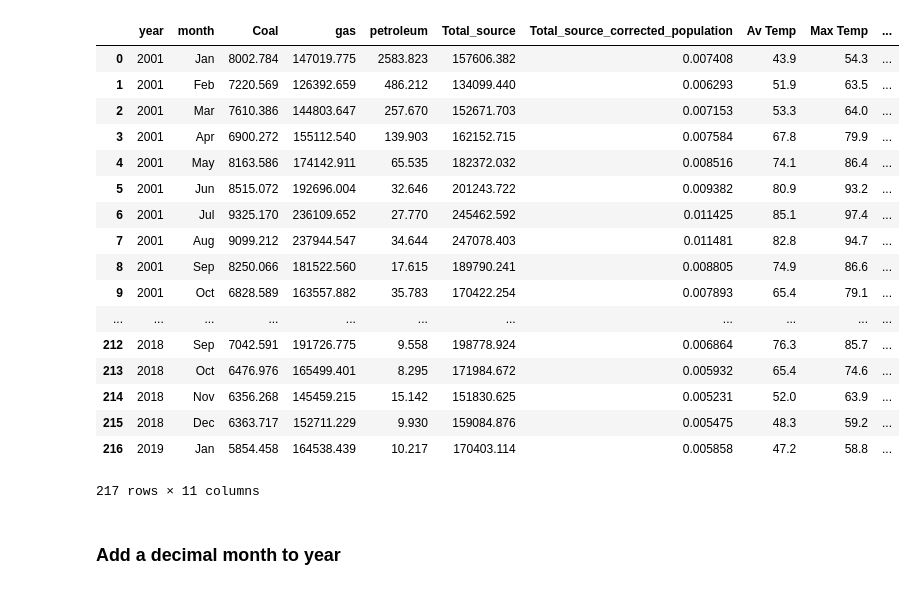
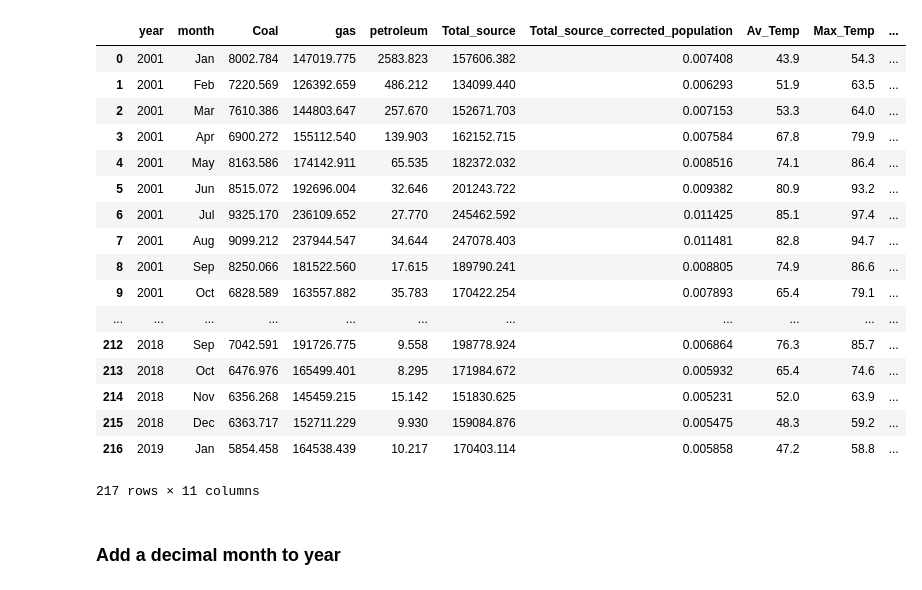
Before and after one commit to pikako77/project3, a Jupyter notebook: MachineLearning/code/Deep-learning_gasTemp.ipynb, the cells around one changed output. Saved outputs shown, nothing was run; the diff lists cells and outputs as text; code cells hidden in the pictures.

```diff
--- a/MachineLearning/code/Deep-learning_gasTemp.ipynb
+++ b/MachineLearning/code/Deep-learning_gasTemp.ipynb
@@ -19,12 +19,12 @@ import operator
 import pickle
 # %%
 # load the dataset
-filename = 'model/linear_regression_gas_TempOnly.sav'
+filename = 'model/linear_regression_gas_TempOnly.pickle'
 file = '../data/Total_consumption_Coal_gas_petroleum_population_Texas_monthly_interp.csv'
 dataframe = pd.read_csv(file)
 dataframe
 # %% [output]
-|  | year | month | Coal | gas | petroleum | Total_source | Total_source_corrected_population | Av Temp | Max Temp | ... |
+|  | year | month | Coal | gas | petroleum | Total_source | Total_source_corrected_population | Av_Temp | Max_Temp | ... |
 | 0 | 2001 | Jan | 8002.784 | 147019.775 | 2583.823 | 157606.382 | 0.007408 | 43.9 | 54.3 | ... |
 | 1 | 2001 | Feb | 7220.569 | 126392.659 | 486.212 | 134099.440 | 0.006293 | 51.9 | 63.5 | ... |
 | 2 | 2001 | Mar | 7610.386 | 144803.647 | 257.670 | 152671.703 | 0.007153 | 53.3 | 64.0 | ... |
```
Also changed, not shown: parts of 9 cells of this notebook, 12 other files.
